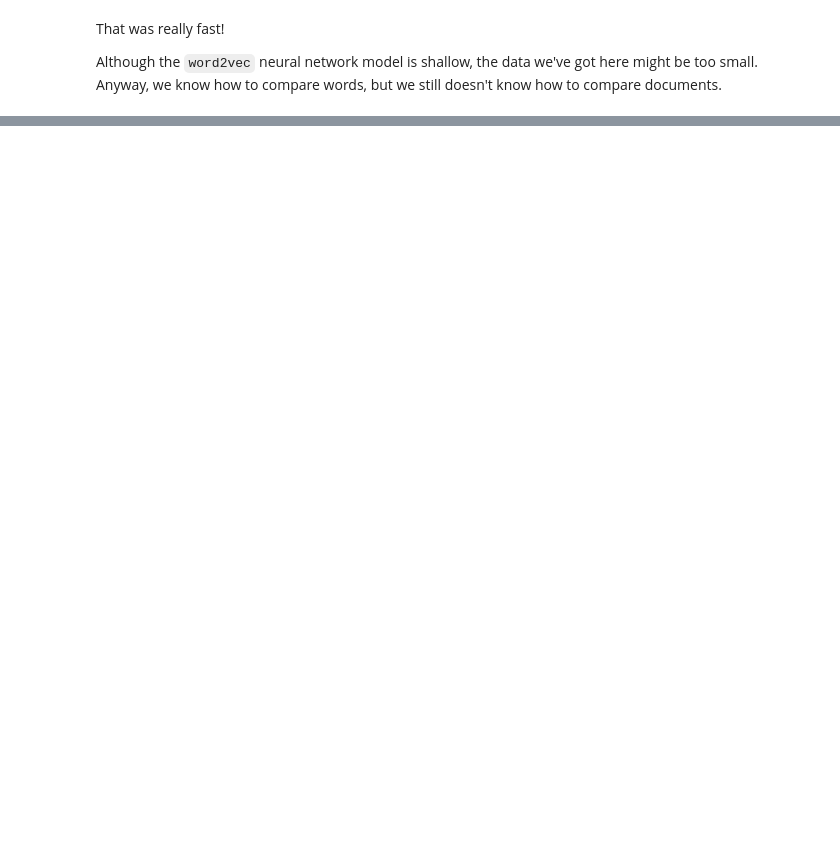
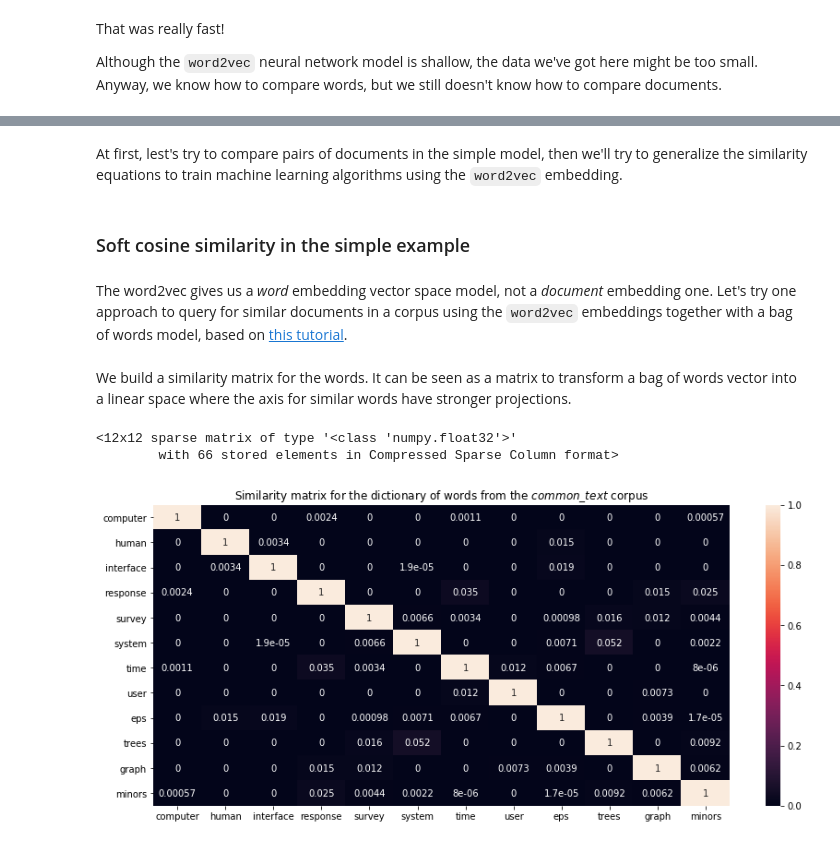
Before and after one commit to scieloorg/normalizations-experiments, a Jupyter notebook: experiments_2018-11_word2vec.ipynb, the cells around one changed output, grey strips where cells are left out. Saved outputs shown, nothing was run; the diff lists cells and outputs as text; code cells hidden in the pictures; blank space fills up the shorter version.

```diff
--- a/experiments_2018-11_word2vec.ipynb
+++ b/experiments_2018-11_word2vec.ipynb
@@ -662,0 +665,15 @@ but we still doesn't know how to compare documents.
+# %% [markdown]
+At first, lest's try to compare pairs of documents in the simple model,
+then we'll try to generalize the similarity equations
+to train machine learning algorithms
+using the `word2vec` embedding.
+# %% [markdown]
+### Soft cosine similarity in the simple example
+# %% [markdown]
+The word2vec gives us a *word* embedding vector space model,
+not a *document* embedding one.
+Let's try one approach to query for similar documents in a corpus
+using the `word2vec` embeddings together with a bag of words model,
+based on [this tutorial](
+  https://github.com/RaRe-Technologies/gensim/blob/develop/docs/notebooks/soft_cosine_tutorial.ipynb
+).
@@ -662,0 +686,20 @@ but we still doesn't know how to compare documents.
+# %% [markdown]
+We build a similarity matrix for the words.
+It can be seen as a matrix to transform a bag of words vector
+into a linear space where the axis for similar words
+have stronger projections.
+# %%
+simple_dictionary = Dictionary(common_texts)
+simple_similarity_matrix = simple_model.wv.similarity_matrix(simple_dictionary)
+sns.heatmap(
+    simple_similarity_matrix.todense(),
+    annot=True,
+    ax=plt.subplots(figsize=(14, 6))[1],
+    xticklabels=simple_dictionary.values(),
+    yticklabels=simple_dictionary.values(),
+).set(title="Similarity matrix for the dictionary of words from the $common\_text$ corpus")
+simple_similarity_matrix
+# %% [output]
+<12x12 sparse matrix of type '<class 'numpy.float32'>'
+        with 66 stored elements in Compressed Sparse Column format>
+[figure, added]
```
Also changed, not shown: parts of 41 cells of this notebook.
